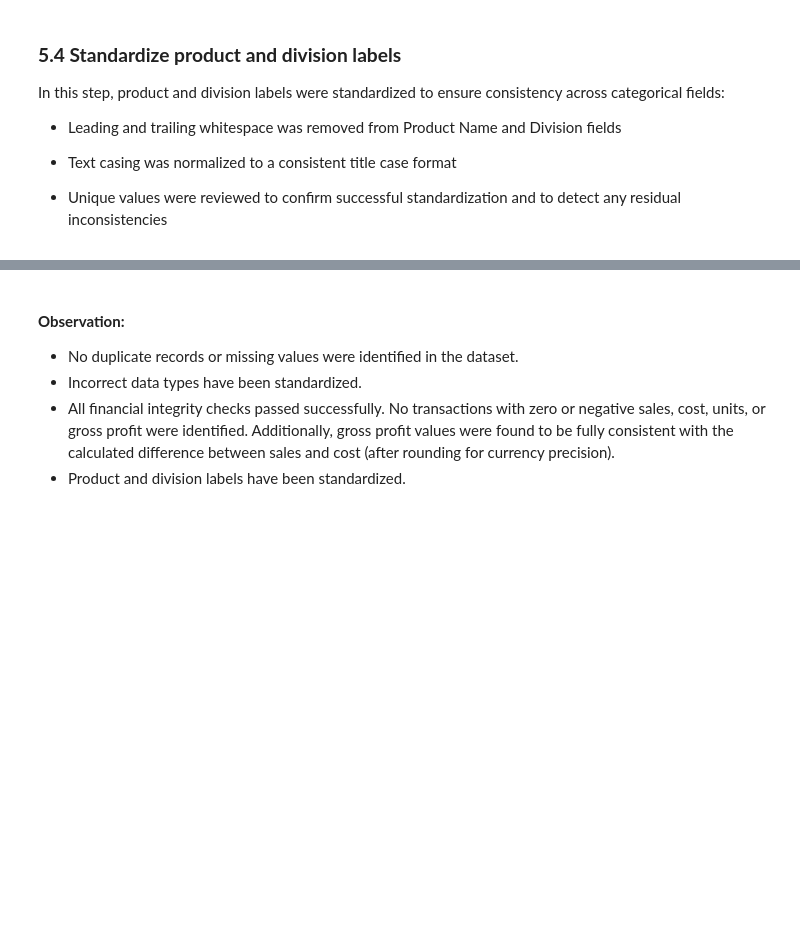
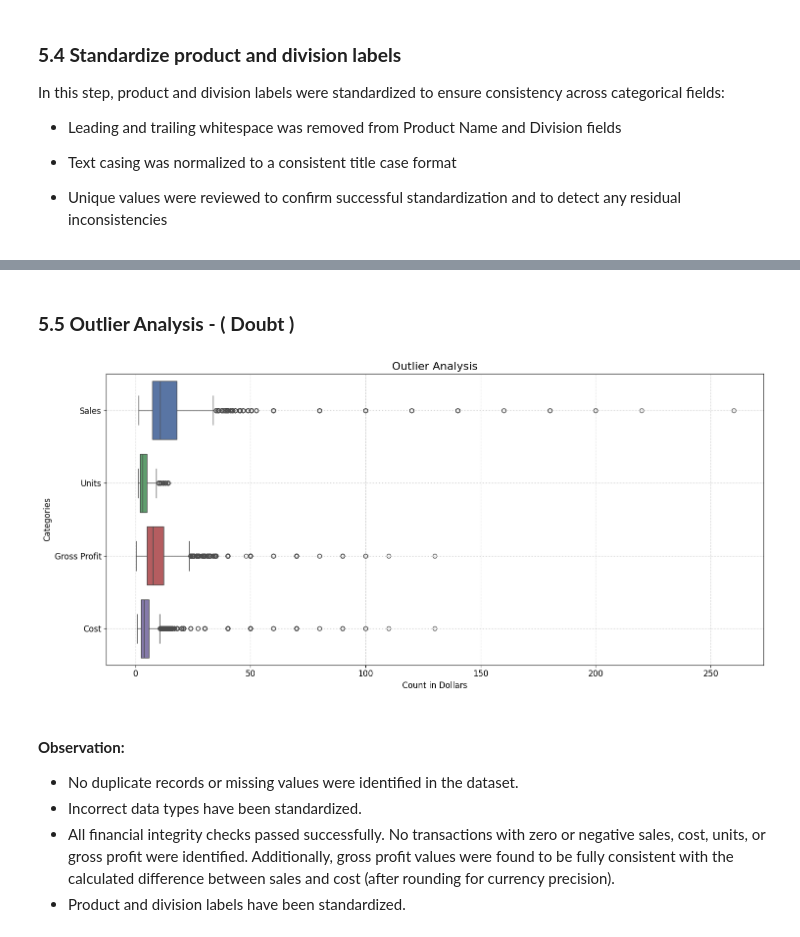
Before and after one commit to amrit1426/Unified_mentor_project, a Jupyter notebook: 20260125_Nassau_Candy_Distributor.ipynb, the cells around one changed output, grey strips where cells are left out. Drawn from its saved outputs; the diff is of its cells as text; code cells hidden in the pictures; blank space fills up the shorter version.

```diff
--- a/20260125_Nassau_Candy_Distributor.ipynb
+++ b/20260125_Nassau_Candy_Distributor.ipynb
@@ -63,7 +67,7 @@ pd.set_option('display.float_format', lambda x: '%.3f' % x)
 ### **4.2 Load Dataset**
 # %%
 # Loading the dataset into a dataframe
-data=pd.read_csv('https://raw.githubusercontent.com/amrit1426/Unified_mentor_project/main/Nassau_Candy_Distributor.csv')
+data=pd.read_csv('https://raw.githubusercontent.com/amrit1426/Unified_mentor_project/refs/heads/main/Nassau_Candy_Distributor.csv')
 # %% [markdown]
 ### **4.3 Data Initial Inspection**
 - In this section we will get **information about the data** and see some observations.
@@ -243,3 +258,34 @@ Product Names: ['Wonka Bar - Milk Chocolate' 'Wonka Bar - Triple Dazzle Caramel'
+# %% [markdown]
+### **5.5 Outlier Analysis - ( Doubt )**
+# %%
+# listing numerical columns
+numeric_cols = ['Sales', 'Units', 'Gross Profit', 'Cost']
+
+# Reshape dataframe to long format
+df_long = df[numeric_cols].melt(var_name='Metric', value_name='Value')
+
+# Creating a custom empty canvas
+figure = plt.figure(figsize=[15, 7])
+
+# Create grouped box plot
+sns.boxplot(
+    x='Value',
+    y='Metric',
+    palette=['#4C72B0', '#55A868', '#C44E52', '#8172B2'],
+    data=df_long
+)
+
+# Aesthetics
+plt.xticks(size=12)
+plt.yticks(size=12)
+plt.xlabel(xlabel='Count in Dollars', size=12)
+plt.ylabel(ylabel='Categories', size=12)
+plt.title(label='Outlier Analysis', size=16)
+plt.grid(linestyle=':')
+plt.tight_layout()
+plt.show()
+# %% [output]
+[figure, added]
 # %% [markdown]
 #### **Observation:**
 - No duplicate records or missing values were identified in the dataset.
```
Also changed, not shown: parts of 37 cells of this notebook.
